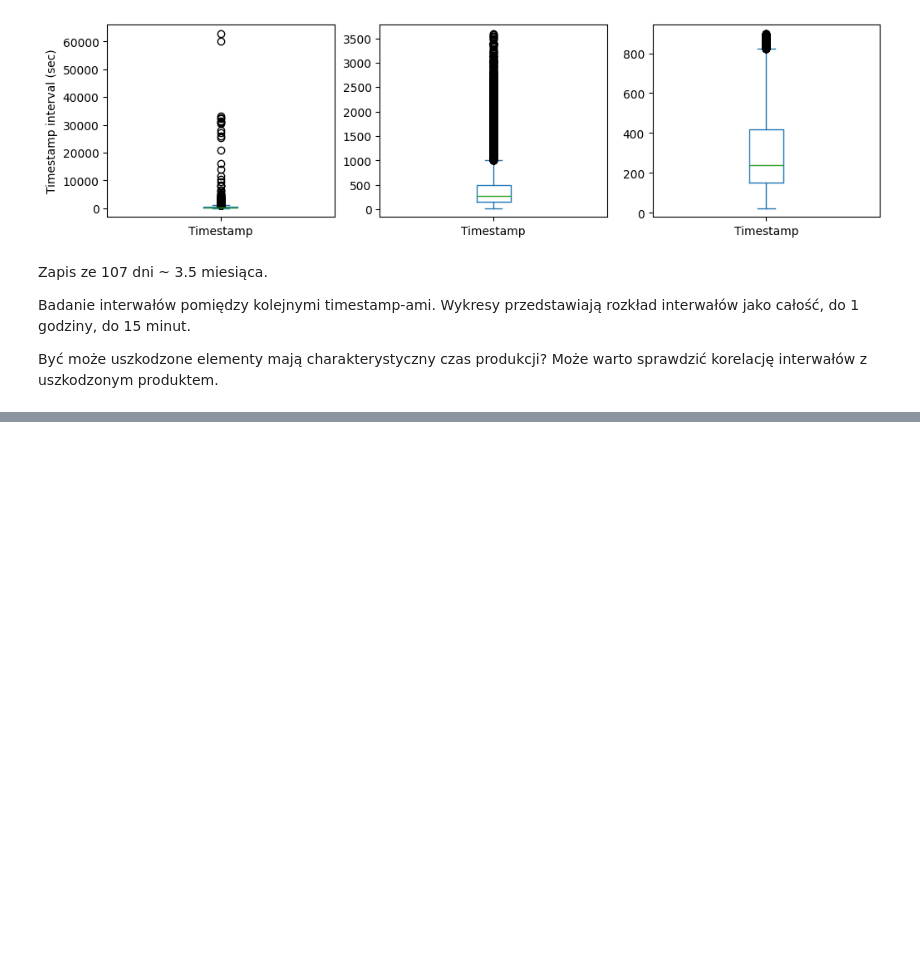
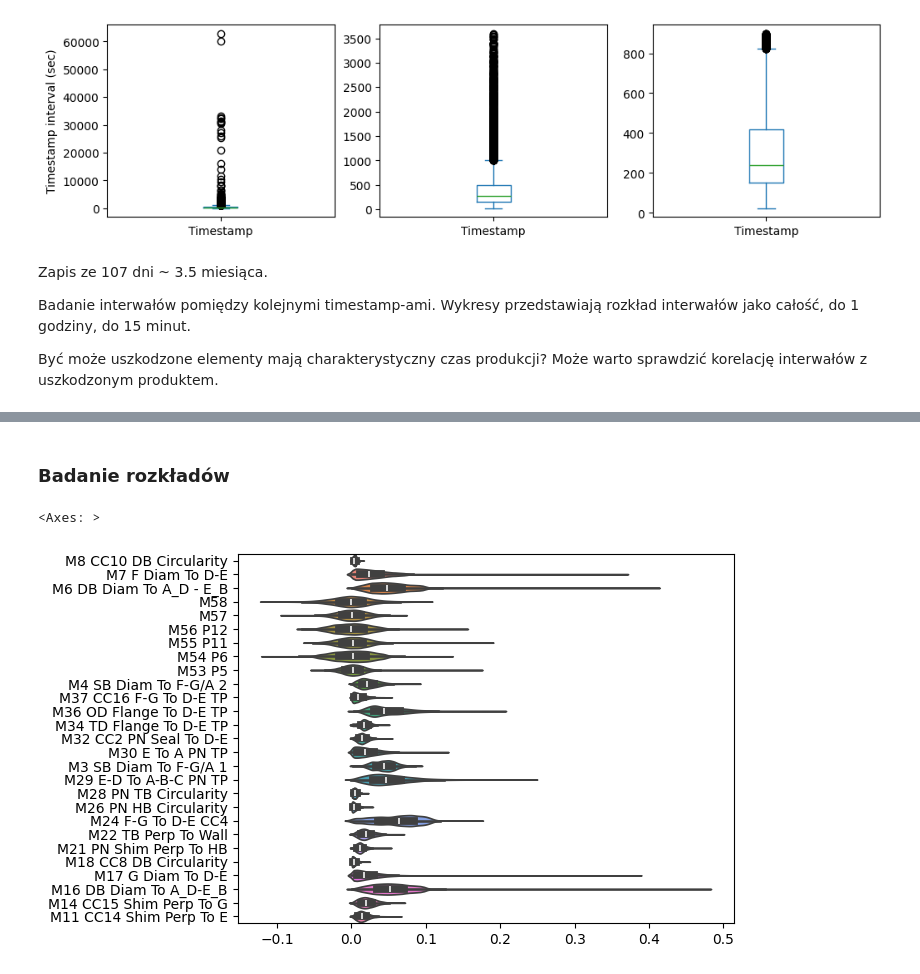
Before and after one commit to pancurster/automotive-projekt-grupa3, a Jupyter notebook: notebooks/analysis_data_CW03carrier.ipynb, the cells around one changed output, grey strips where cells are left out. Saved outputs shown, nothing was run; the diff lists cells and outputs as text; code cells hidden in the pictures; blank space fills up the shorter version.

Commit message:
Dodanie analizy zmiennych ciagłych, podział na meta i mvar

```diff
--- a/notebooks/analysis_data_CW03carrier.ipynb
+++ b/notebooks/analysis_data_CW03carrier.ipynb
@@ -149,3 +171,10 @@ df.describe().T
 ---
 # %% [markdown]
 # Szczegółowa analiza
+# %%
+# Podzielenie na zmienne mvar i meta
+mvar_names = df.columns.str.startswith('M') & ~df.columns.str.startswith('MARPOS')
+meta_names = ~mvar_names
+
+print(f'METAs:\n{df.columns[meta_names].values}')
+print(f'MVARs:\n{df.columns[mvar_names].values}')
@@ -268,0 +374,20 @@ print(df['MARPOSS Judge Result'].value_counts())
+# %%
+pd.set_option('display.max_rows', None)
+df_mvar = df.loc[:,mvar_names]
+
+mvar_mean = df_mvar.mean()
+
+mvar_low = (mvar_mean < 1.0).values
+mvar_med = ((mvar_mean > 1.0) & (mvar_mean < 100.0)).values
+mvar_hi  = (mvar_mean > 100.0).values
+
+df_mvar.loc[:,mvar_low].mean()
+df_mvar.loc[:,mvar_med].mean()
+df_mvar.loc[:,mvar_hi].mean()
+
+
+print(f'low:{df_mvar.columns[mvar_low]}\nmed:{df_mvar.columns[mvar_med]}\nhi:{df_mvar.columns[mvar_hi]}')
+
+df_mvar_low = df_mvar.loc[:, mvar_low]
+df_mvar_med = df_mvar.loc[:, mvar_med]
+df_mvar_hi  = df_mvar.loc[:, mvar_hi]
@@ -268,0 +412,7 @@ print(df['MARPOSS Judge Result'].value_counts())
+# %% [markdown]
+### Badanie rozkładów
+# %%
+sns.violinplot(df_mvar_low, orient='h')
+# %% [output]
+<Axes: >
+[figure, added]
```
Also changed, not shown: parts of 26 cells of this notebook.
